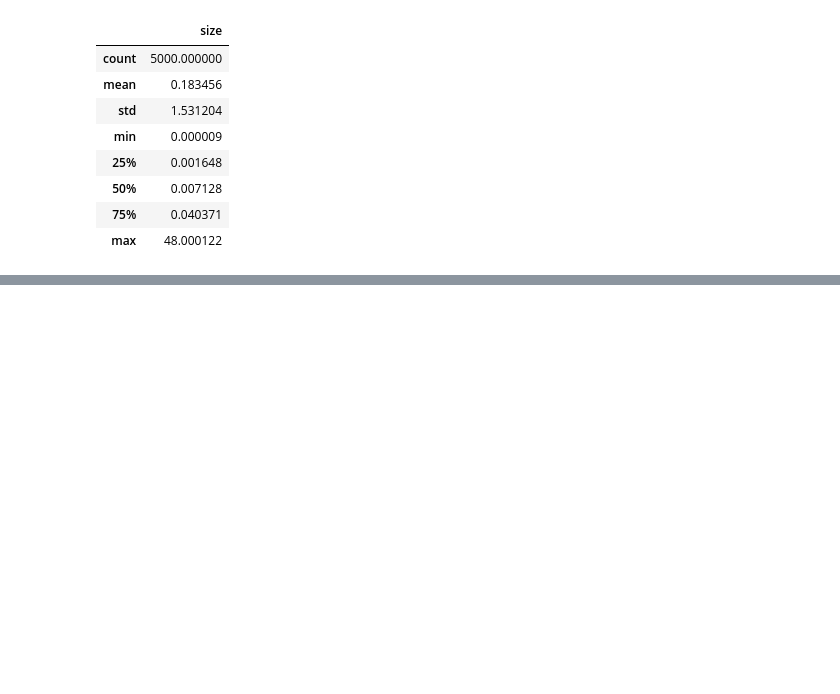
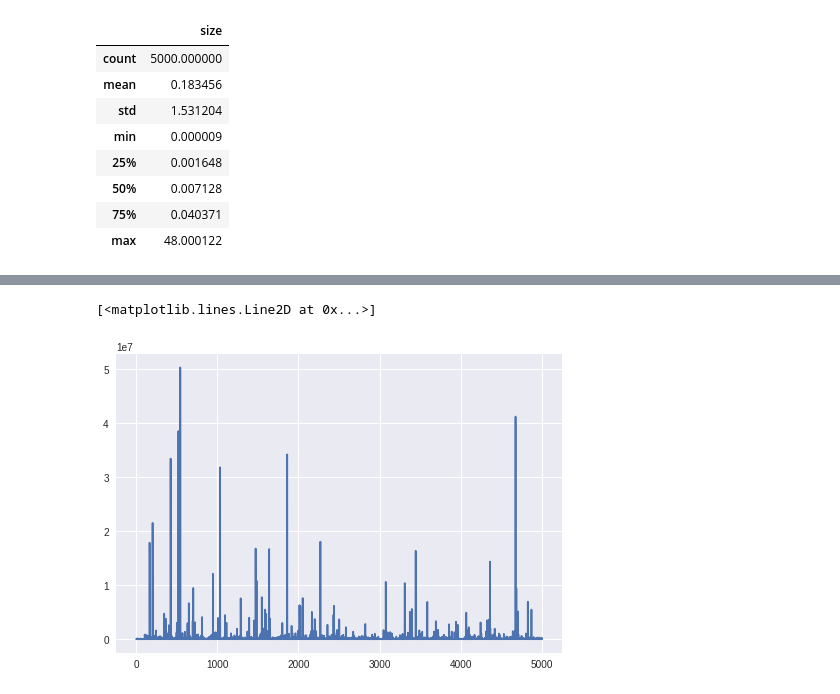
Before and after one commit to rajat05jain/Python, a Jupyter notebook: Analyzing 3 Million Github Repos using BigQuery .ipynb, the cells around one changed output, grey strips where cells are left out. Saved outputs shown, nothing was run; the diff lists cells and outputs as text; code cells hidden in the pictures; blank space fills up the shorter version.

```diff
--- a/Analyzing 3 Million Github Repos using BigQuery .ipynb
+++ b/Analyzing 3 Million Github Repos using BigQuery .ipynb
@@ -51,0 +55,5 @@ plt.title("Sizes of Github Repos on Head Branch in MBs");
+# %%
+plt.plot(df)
+# %% [output]
+[<matplotlib.lines.Line2D at 0x...>]
+[figure, added]
```
Also changed, not shown: parts of 8 cells of this notebook.
